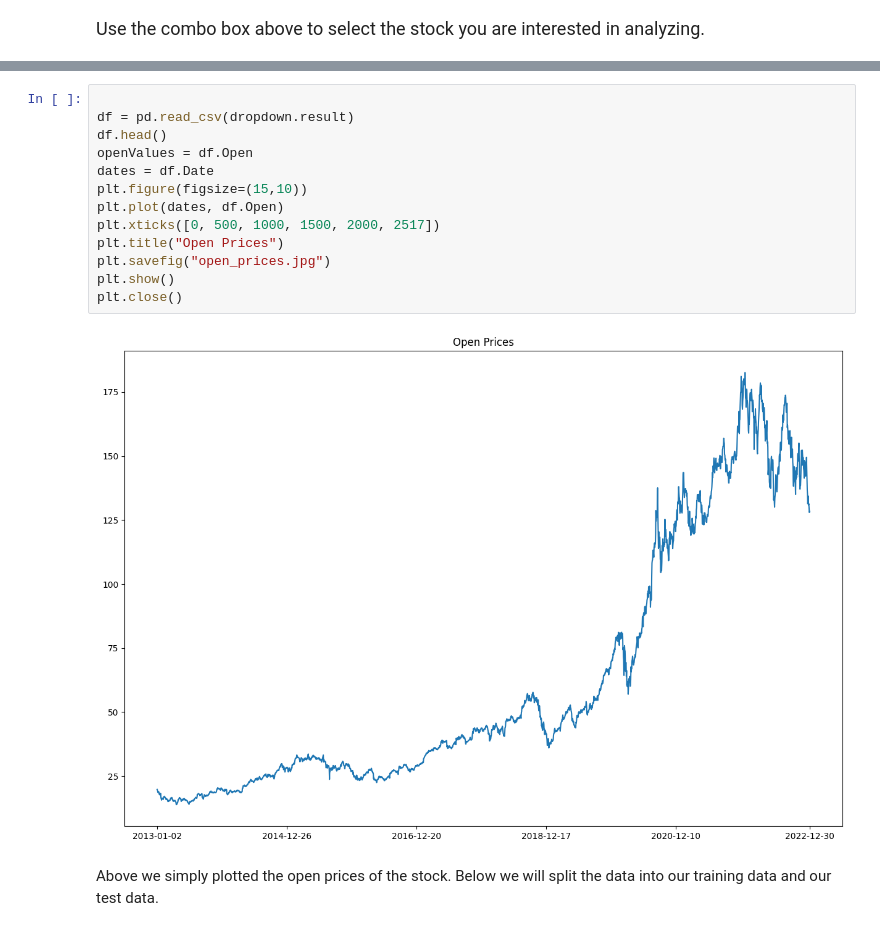
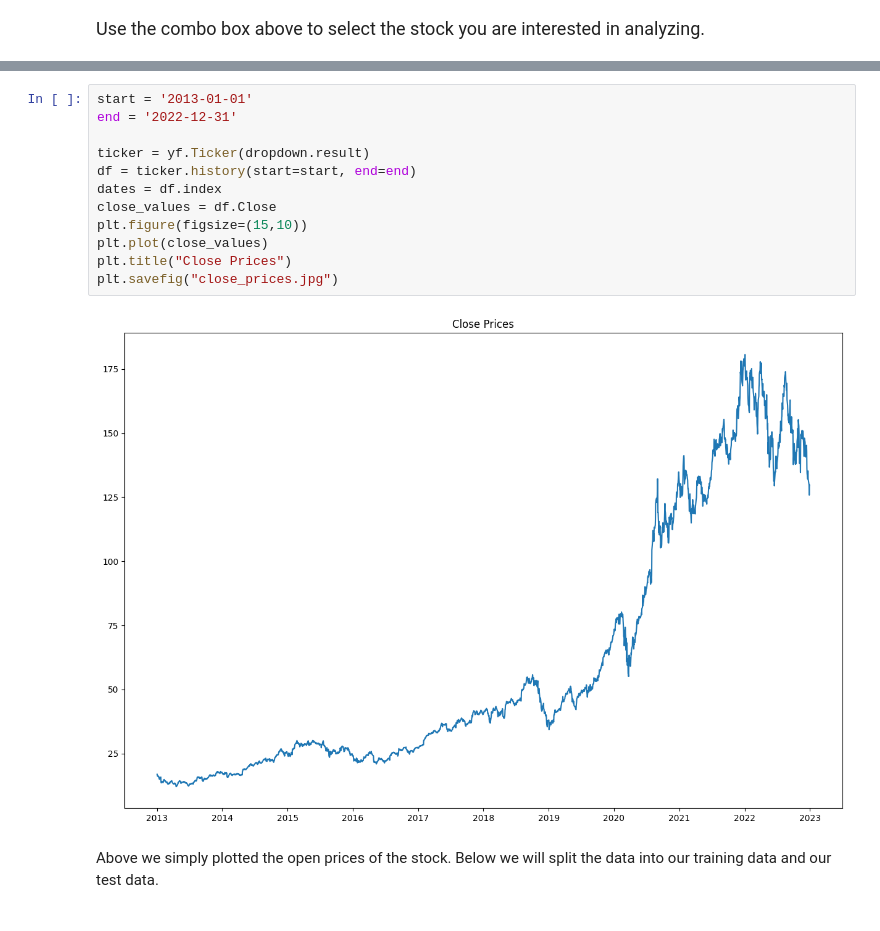
Before and after one commit to dmwcats123/C964-Jupyter-Notebook, a Jupyter notebook: C964.ipynb, the cells around one changed output, grey strips where cells are left out. Drawn from its saved outputs; the diff is of its cells as text.

```diff
--- a/C964.ipynb
+++ b/C964.ipynb
@@ -31,21 +21,20 @@ interactive(children=(Dropdown(description='Stock', options=('AAPL', 'AMD', 'AMZ
 <p style="font-size: larger">Use the combo box above to select the stock you are interested in analyzing.
 # %% [markdown]
 </p>
-# %%
-
-df = pd.read_csv(dropdown.result)
-df.head()
-openValues = df.Open
-dates = df.Date
-plt.figure(figsize=(15,10))
-plt.plot(dates, df.Open)
-plt.xticks([0, 500, 1000, 1500, 2000, 2517])
-plt.title("Open Prices")
-plt.savefig("open_prices.jpg")
-plt.show()
-plt.close()
-# %% [output]
-[figure, removed]
+# %%
+start = '2013-01-01'
+end = '2022-12-31'
+
+ticker = yf.Ticker(dropdown.result)
+df = ticker.history(start=start, end=end)
+dates = df.index
+close_values = df.Close
+plt.figure(figsize=(15,10))
+plt.plot(close_values)
+plt.title("Close Prices")
+plt.savefig("close_prices.jpg")
+# %% [output]
+[figure, added]
 # %% [markdown]
 Above we simply plotted the open prices of the stock. Below we will split the data into our training data and our test data.
 # %%
```
Also changed, not shown: parts of 6 cells of this notebook, 32 other files.
